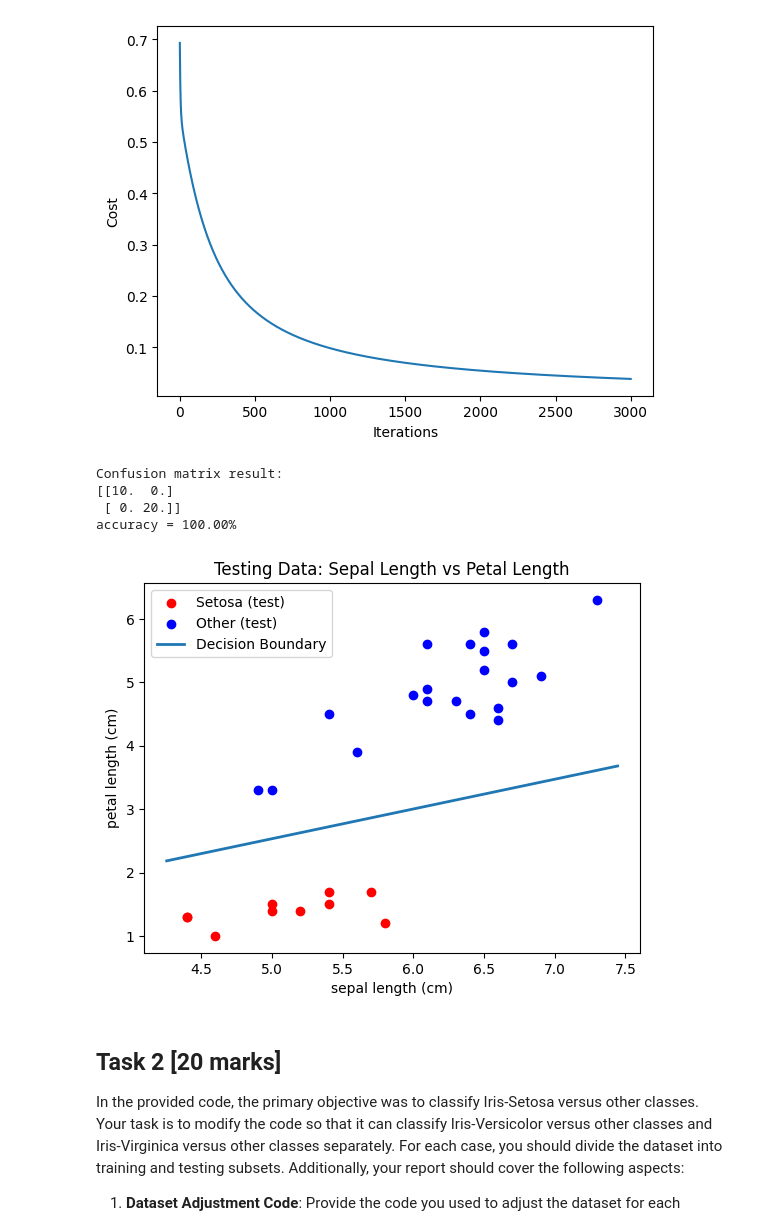
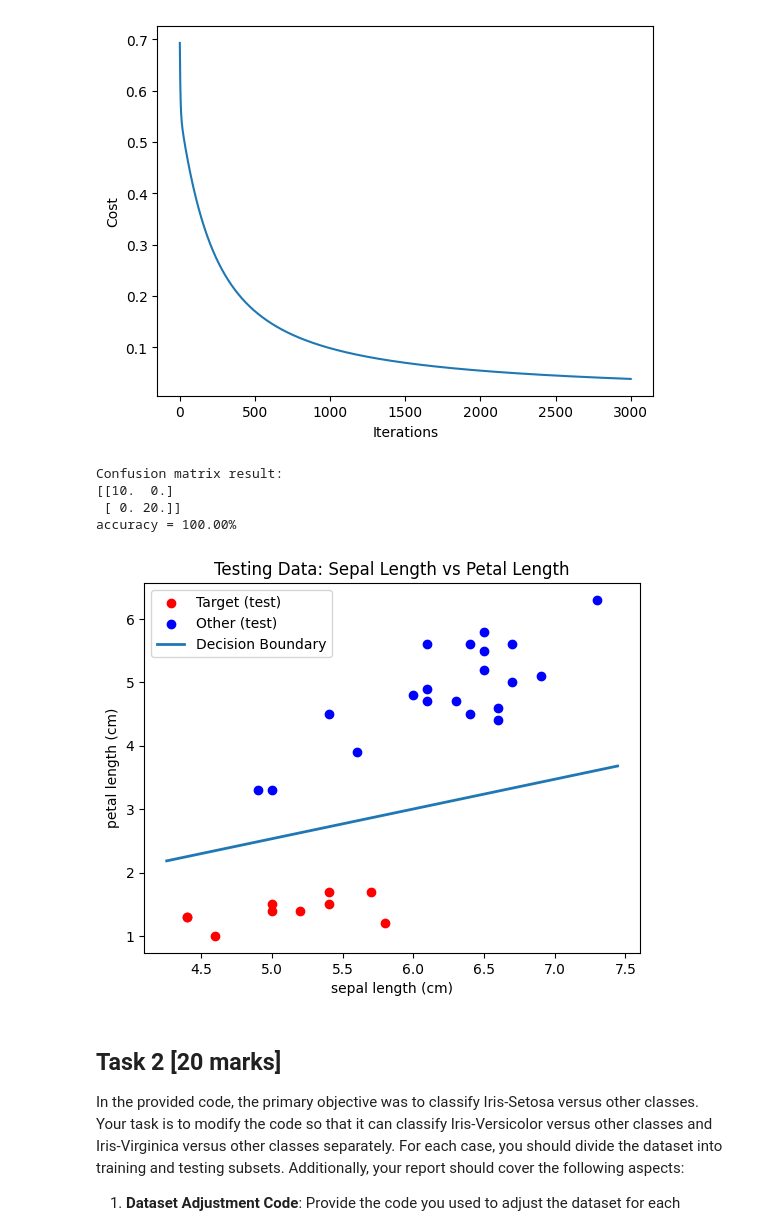
Before and after one commit to rhynero/eeml_cw, a Jupyter notebook: 04_ML_Logistic.ipynb, the cells around one changed output. Saved outputs shown, nothing was run; the diff lists cells and outputs as text; code cells hidden in the pictures.

```diff
--- a/04_ML_Logistic.ipynb
+++ b/04_ML_Logistic.ipynb
@@ -349,41 +349,45 @@ true = y_test.astype('int')
 # %%
 conf_matrix = compute_confusion_matrix(true, pred)
 print('Confusion matrix result: ')
 print(conf_matrix)
 
 diagonal_sum = conf_matrix.trace()
 sum_of_all_elements = conf_matrix.sum()
 accuracy = diagonal_sum / sum_of_all_elements
 print('accuracy = {:0.2f}%'.format(accuracy*100))
 
-# Plot again with decision boundary
-plt.scatter(X_test_setosa[feat1], X_test_setosa[feat2],
-            color='red', marker='o', label="Setosa (test)")
-plt.scatter(X_test_other[feat1], X_test_other[feat2],
-            color='blue', marker='o', label="Other (test)")
 
-# --- Decision boundary line ---
-xmin, xmax = plt.xlim()   # use plot range for a clean line
-x_vals = np.linspace(xmin, xmax, 200)
+def plot_boundary(X_test_target, X_test_other, model_weights):
+  # Plot again with decision boundary
+  plt.scatter(X_test_target[feat1], X_test_target[feat2],
+              color='red', marker='o', label="Target (test)")
+  plt.scatter(X_test_other[feat1], X_test_other[feat2],
+              color='blue', marker='o', label="Other (test)")
 
-W0, W1, W2 = model_weights[0], model_weights[1], model_weights[2]
+  # --- Decision boundary line ---
+  xmin, xmax = plt.xlim()   # use plot range for a clean line
+  x_vals = np.linspace(xmin, xmax, 200)
 
-# Solve for x2:  W0 + W1*x1 + W2*x2 = 0
-y_vals = -(W0 + W1 * x_vals) / W2
+  W0, W1, W2 = model_weights[0], model_weights[1], model_weights[2]
 
-plt.plot(x_vals, y_vals, linewidth=2, label="Decision Boundary")
+  # Solve for x2:  W0 + W1*x1 + W2*x2 = 0
+  y_vals = -(W0 + W1 * x_vals) / W2
 
-plt.title("Testing Data: Sepal Length vs Petal Length")
-plt.xlabel(feat1)
-plt.ylabel(feat2)
-plt.legend(loc='upper left')
-plt.show()
+  plt.plot(x_vals, y_vals, linewidth=2, label="Decision Boundary")
+
+  plt.title("Testing Data: Sepal Length vs Petal Length")
+  plt.xlabel(feat1)
+  plt.ylabel(feat2)
+  plt.legend(loc='upper left')
+  plt.show()
+
+plot_boundary(X_test_setosa, X_test_other, model_weights)
 # %% [output]
 Confusion matrix result:
 [[10.  0.]
  [ 0. 20.]]
 accuracy = 100.00%
-[figure, old version]
+[figure, new version]
 # %% [markdown]
 ## Task 2 [20 marks]
 
```
Also changed, not shown: parts of 7 cells of this notebook.
